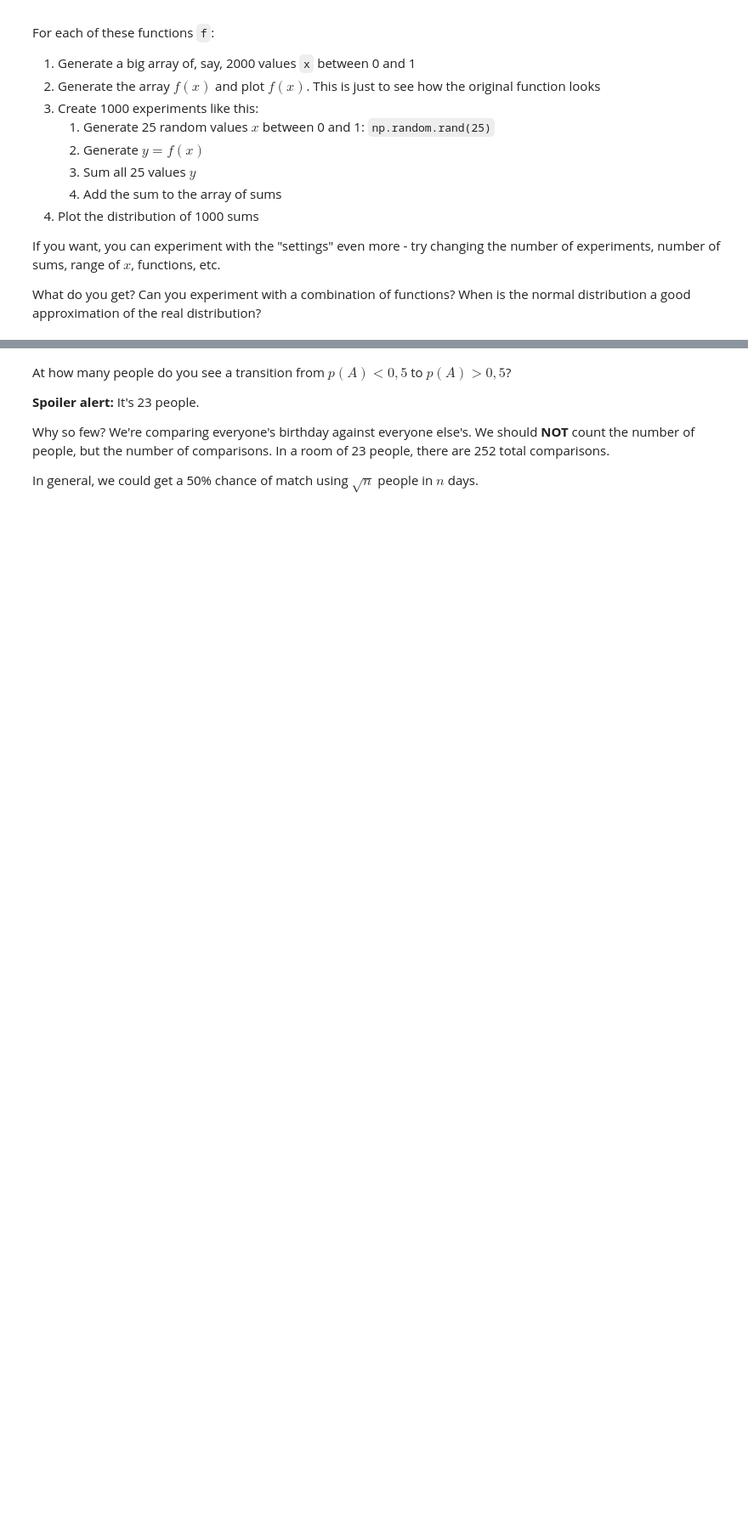
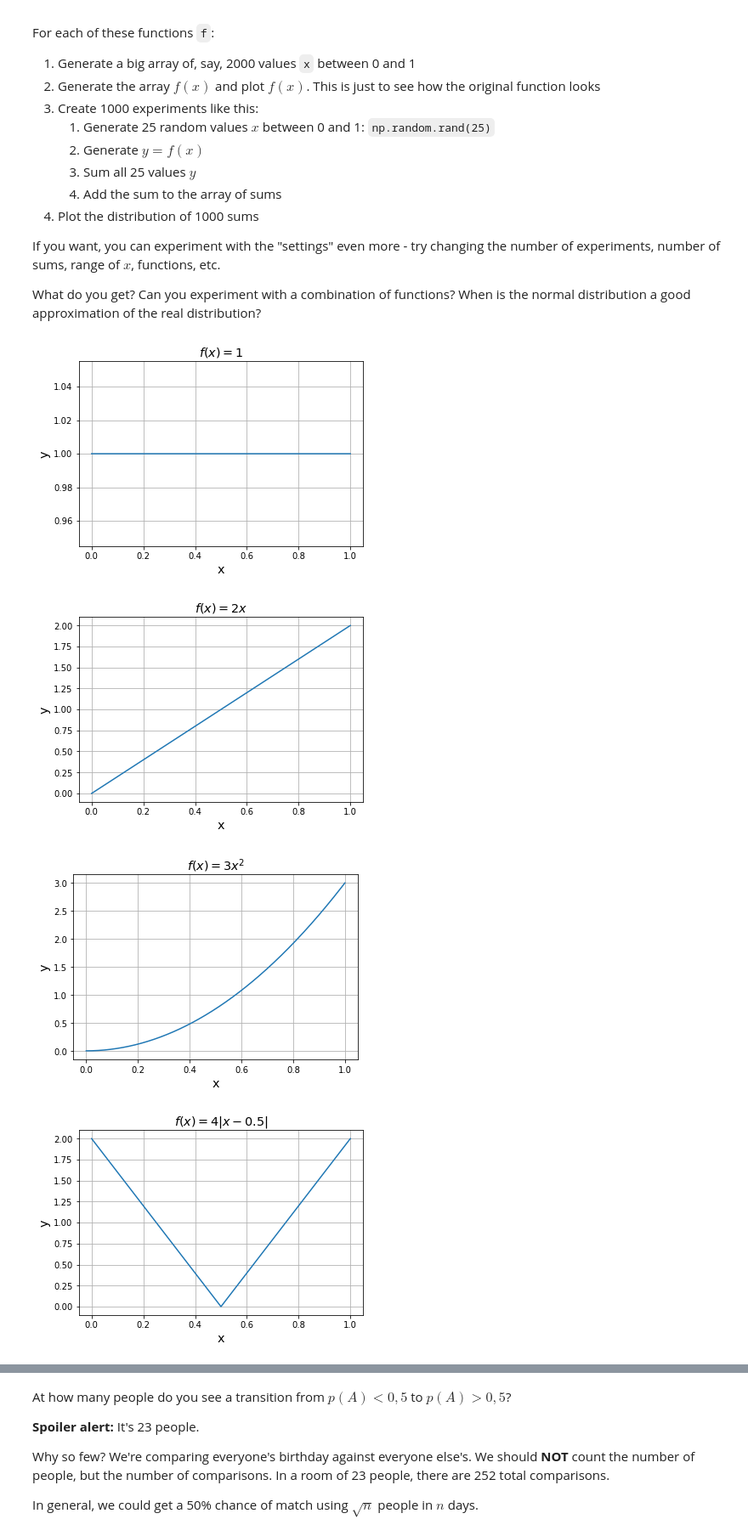
Before and after one commit to momchilantonov/SoftUni-Math-Concepts-For-Developers-February-2021, a Jupyter notebook: Probability-And-Combinatorics/Homework/Probability and Combinatorics Exercise.ipynb, the cells around one changed output, grey strips where cells are left out. Shown at 85% size. Cells and saved outputs as stored; diff of their text form; code cells hidden in the pictures; blank space fills up the shorter version.

```diff
--- a/Probability-And-Combinatorics/Homework/Probability and Combinatorics Exercise.ipynb
+++ b/Probability-And-Combinatorics/Homework/Probability and Combinatorics Exercise.ipynb
@@ -153,0 +152,23 @@ What do you get? Can you experiment with a combination of functions? When is the
+# %%
+# Create plot function just to see how the original functions looks
+def plot_function(function, x_values, title):
+    x = np.linspace(0, 1, x_values)
+    y = np.vectorize(function)(x)
+    plt.plot(x, y)
+    plt.xlabel("x", fontsize="x-large")
+    plt.ylabel("y", fontsize="x-large")
+    plt.title(title, fontsize="x-large")
+    plt.grid()
+    plt.show()
+# %%
+# Plot all functions
+plot_function(lambda x: 1, 2000, "$f(x)=1$")
+plot_function(lambda x: 2 * x, 2000, "$f(x)=2x$")
+plot_function(lambda x: 3 * x ** 2, 2000, "$f(x)=3x^2$")
+plot_function(lambda x: 4 * np.abs(x-0.5), 2000, "$f(x)=4|x-0.5|$")
+plot_function(lambda x: 2 - 4 * np.abs(x-0.5), 2000, "$f(x)=2-4|x-0.5|$")
+# %% [output]
+[figure, added]
+[figure, added]
+[figure, added]
+[figure, added]
```
Also changed, not shown: parts of 5 cells of this notebook, 1 other file.
